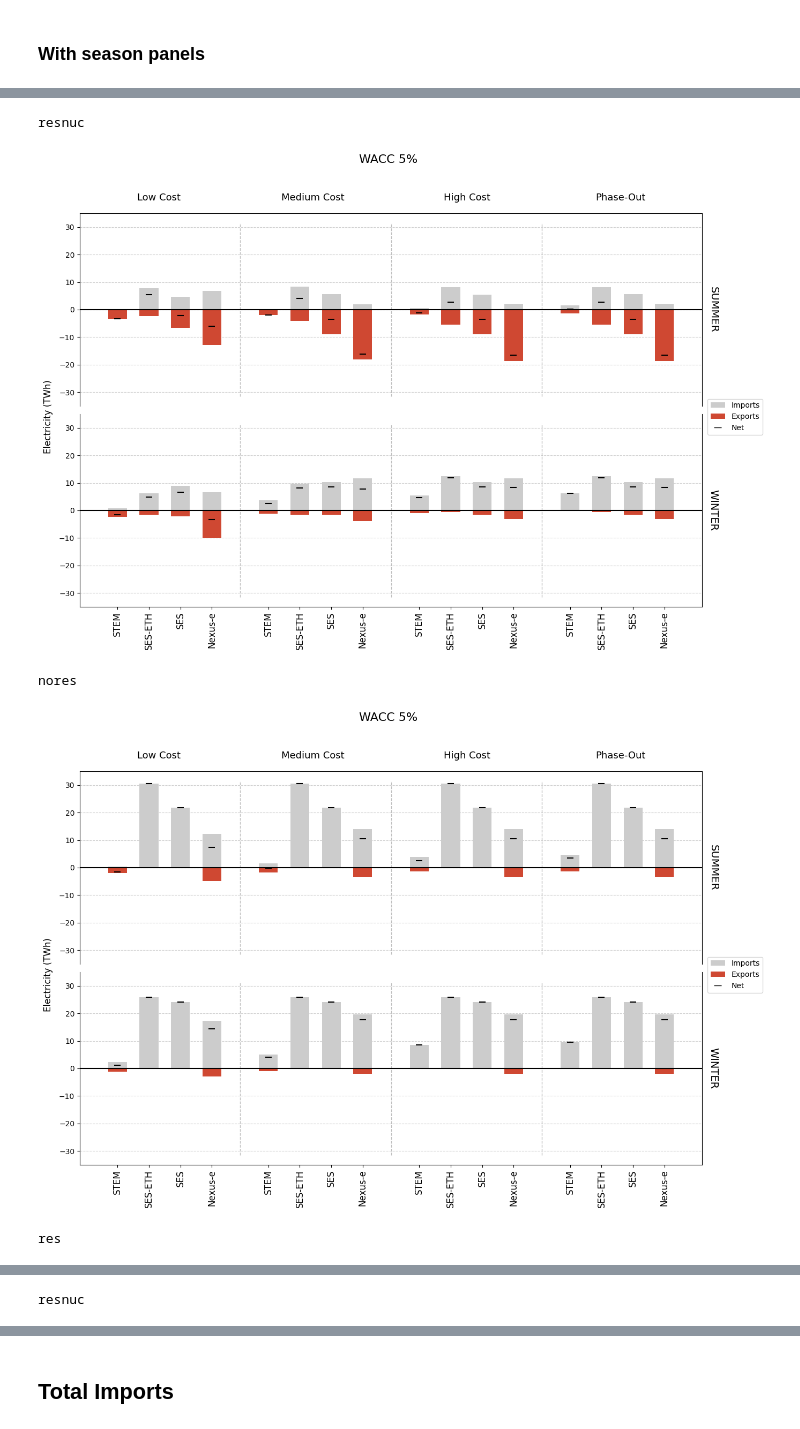
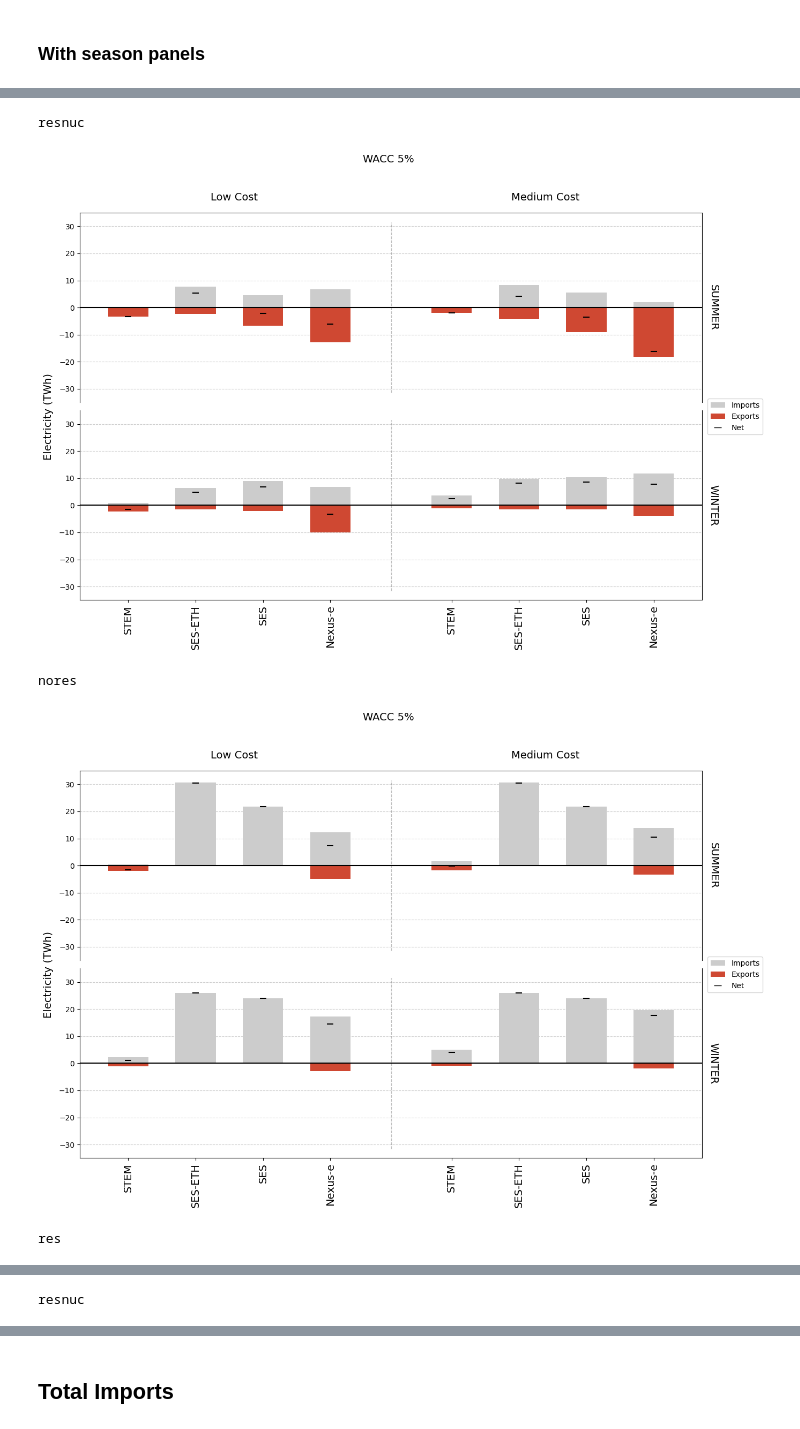
Before and after one commit to rebeccalordan-perret/plots-model-comparison, a Jupyter notebook: cross_comparison_colab.ipynb, the cells around one changed output, grey strips where cells are left out. Cells and saved outputs as stored; diff of their text form; code cells hidden in the pictures.

```diff
--- a/cross_comparison_colab.ipynb
+++ b/cross_comparison_colab.ipynb
@@ -1524,12 +1524,23 @@ def plot_seasonal_trade_with_panels(
     data: pd.DataFrame,
     title: str,
     y_lim: int,
-    y_step: int
+    y_step: int,
+    output_filename_prefix: str
 ):
   """Generated with LLM, then tuned manually"""
 
-  variants = ["Low Cost", "Medium Cost", "High Cost", "Phase-Out"]
-  models = ["STEM", "SES-ETH", "SES", "Nexus-e"]
+  variants = [
+    "Low Cost",
+    "Medium Cost",
+    #"High Cost",
+    #"Phase-Out"
+  ]
+  models = [
+    "STEM",
+    "SES-ETH",
+    "SES",
+    "Nexus-e"
+  ]
   seasons = ["summer", "winter"]
 
   index = pd.MultiIndex.from_product(
@@ -1543,8 +1554,9 @@ def plot_seasonal_trade_with_panels(
   # -----------------------------------------------------------------------------
   # Create 2 rows, 1 column
   # hspace=0 removes the vertical whitespace between subplots
+  FONTSIZE = 14
   fig, axes = plt.subplots(2, 1, figsize=(14, 10), sharex=True, sharey=True)
-  fig.suptitle(title, fontsize=16, y=0.99)
+  fig.suptitle(title, fontsize=FONTSIZE, y=0.99)
 
   # Remove vertical space between subplots completely
   plt.subplots_adjust(hspace=0)
@@ -1615,14 +1627,14 @@ def plot_seasonal_trade_with_panels(
           ax.tick_params(axis='x', which='both', bottom=False, labelbottom=False)
           # Add Season Label on the RIGHT
           ax.text(1.01, 0.5, "SUMMER", transform=ax.transAxes,
-                  rotation=270, va='center', ha='left', fontsize=14)
+                  rotation=270, va='center', ha='left', fontsize=FONTSIZE)
       else: # Bottom plot (Winter)
           ax.spines['top'].set_visible(False)
           ax.set_xticks(x_positions)
-          ax.set_xticklabels(tick_labels_model, rotation=90, fontsize=12)
+          ax.set_xticklabels(tick_labels_model, rotation=90, fontsize=FONTSIZE)
           # Add Season Label on the RIGHT
           ax.text(1.01, 0.5, "WINTER", transform=ax.transAxes,
-                  rotation=270, va='center', ha='left', fontsize=14)
+                  rotation=270, va='center', ha='left', fontsize=FONTSIZE)
 
   # -----------------------------------------------------------------------------
   # 3. Shared Labels (Scenarios at Top, Legend at Bottom)
@@ -1635,13 +1647,34 @@ def plot_seasonal_trade_with_panels(
       end_idx = start_idx + n_models
       group_xs = x_positions[start_idx:end_idx]
       center_x = np.mean(group_xs)
+      plot_corner = {
+          "x": {
+              "left": 0.087,
+              "right": 0.916
+          },
+          "y": {
+              "top": 0.9
+          }
+      }
+      # Use the two lines below to check plot corners positions
+      #fig.text(plot_corner["x"]["left"], plot_corner["y"]["top"], "I")
+      #fig.text(plot_corner["x"]["right"], plot_corner["y"]["top"], "I")
+      plot_length = {
+          "x": plot_corner["x"]["right"] - plot_corner["x"]["left"]
+      }
 
       # Place text above the top subplot
-      fig.text(0.13 + center_x / (max(x_positions)+6), 0.9, scen,
-              ha='center', va='bottom', fontsize=13)
+      fig.text(
+          plot_corner["x"]["left"] + (j+1/2) * plot_length["x"] / len(variants),
+          plot_corner["y"]["top"],
+          scen,
+          ha='center',
+          va='bottom',
+          fontsize=FONTSIZE
+      )
 
   # Add a single Y-label for the whole figure
-  fig.text(0.04, 0.5, "Electricity (TWh)", va='center', rotation='vertical', fontsize=12)
+  fig.text(0.04, 0.5, "Electricity (TWh)", va='center', rotation='vertical', fontsize=FONTSIZE)
 
   # Separator Lines between Scenarios (drawn across both panels)
   # We draw these on the figure or iterate through axes to ensure they align
@@ -1672,6 +1705,15 @@ def plot_seasonal_trade_with_panels(
 
   # Adjust layout to accommodate top labels and right-side season labels
   plt.tight_layout(rect=[0.05, 0.05, 0.95, 0.93])
+
+  filename = output_filename_prefix
+  for variant in variants:
+    filename = f"{filename}_{"".join(variant.split(" "))}"
+  plt.savefig(
+      Path(os.path.dirname(fileResults)) / f"{filename}.png",
+      bbox_inches="tight",
+      dpi=300
+  )
 
   plt.show()
 
@@ -1740,7 +1782,8 @@ for wacc in [5, 8]:
         data=seasonal_trade,
         title=f"WACC {wacc}%",
         y_lim=35,
-        y_step=10
+        y_step=10,
+        output_filename_prefix=f"seasonal_trade_wacc{wacc}_{scenario}"
     )
 # %% [output]
 res
@@ -1748,5 +1791,5 @@ res
 resnuc
-[figure, old version]
+[figure, new version]
 nores
-[figure, old version]
+[figure, new version]
 res
```
Also changed, not shown: parts of 1 cell of this notebook.
